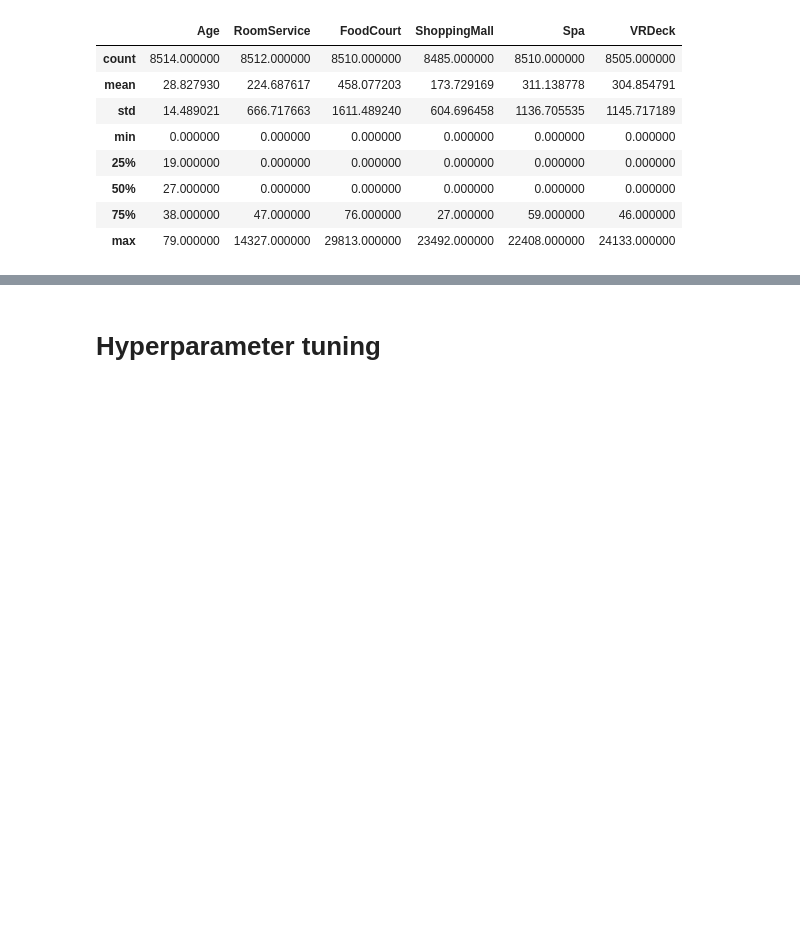
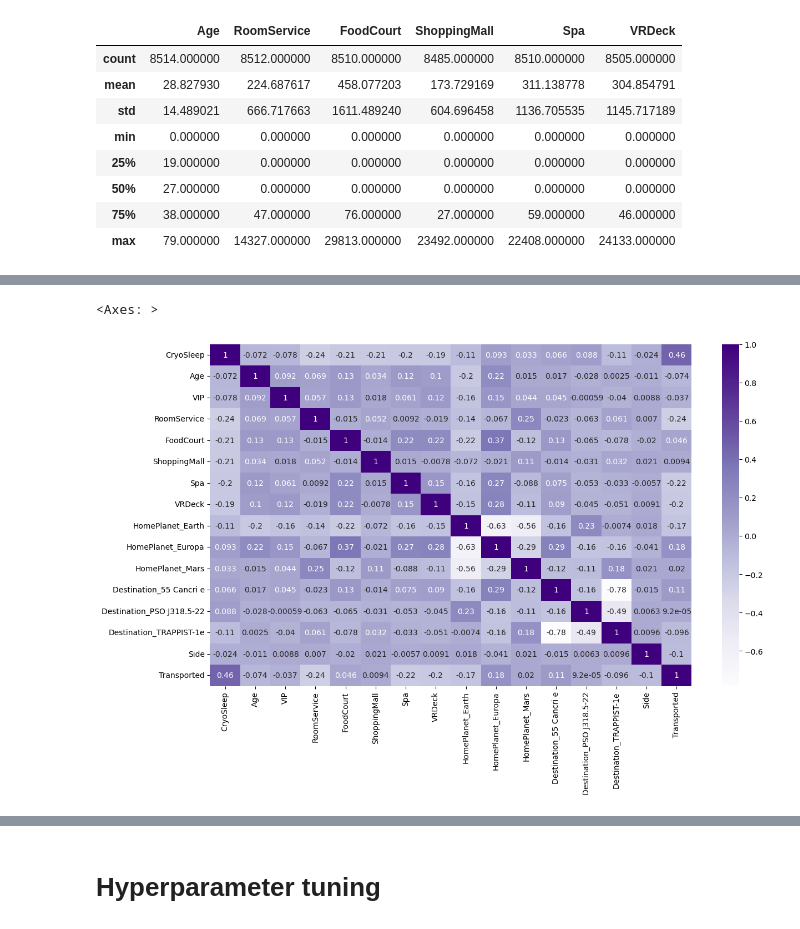
Before and after one commit to darshilmistry/StarshipTitanic, a Jupyter notebook: StarshipTitanic.ipynb, the cells around one changed output, grey strips where cells are left out. Cells and saved outputs as stored; diff of their text form; code cells hidden in the pictures; blank space fills up the shorter version.

Commit message:
Made some changes to the model and the greater notebook.
1. Rearranged some stuff to enhance the redability.
2. Removed the binning of services used to improve accuracy.

```diff
--- a/StarshipTitanic.ipynb
+++ b/StarshipTitanic.ipynb
@@ -296,10 +61,0 @@ Starbord = False
-# %%
-Cabins = pd.DataFrame(cabins)
-Cabins['Side'] = Cabins['Cabin'].str[-1]
-
-Cabins.drop('Cabin', axis = 1, inplace=True)
-
-Cabins['Side'] = Cabins['Side'] == "P"
-
-Cabins.info()
-data = data.join(Cabins)
@@ -369,0 +74,5 @@ Confusion Matrix:
+# %%
+from sklearn.model_selection import train_test_split
+
+X = data.drop("Transported", axis = 1)
+y = data["Transported"]
@@ -369,0 +115,8 @@ Confusion Matrix:
+# %%
+from sklearn.impute import SimpleImputer
+
+imputer = SimpleImputer(strategy="most_frequent")
+
+cols = X.columns
+
+X = pd.DataFrame(imputer.fit_transform(X), columns=cols)
@@ -369,0 +205,11 @@ Confusion Matrix:
+# %%
+from sklearn.pipeline import Pipeline
+
+pipeline = Pipeline([
+    ('drop_features', dropFeatures(cols = ['Name', 'PassengerId'])),
+    ('one_hot_encode', OneHotEncode(cols = ['HomePlanet', 'Destination'])),
+    # ('bin_usage', BinUsage(cols = ['RoomService', 'FoodCourt', 'ShoppingMall', 'Spa', 'VRDeck'])),
+    ('bin_cabin_side', BinCabinSide())
+])
+
+X = pipeline.fit_transform(X)
@@ -369,0 +225,6 @@ Confusion Matrix:
+# %%
+plt.figure(figsize=(14, 8))
+sns.heatmap(X.join(y).corr(), annot = True, cmap = "Purples")
+# %% [output]
+<Axes: >
+[figure, added]
```
Also changed, not shown: parts of 48 cells of this notebook.
